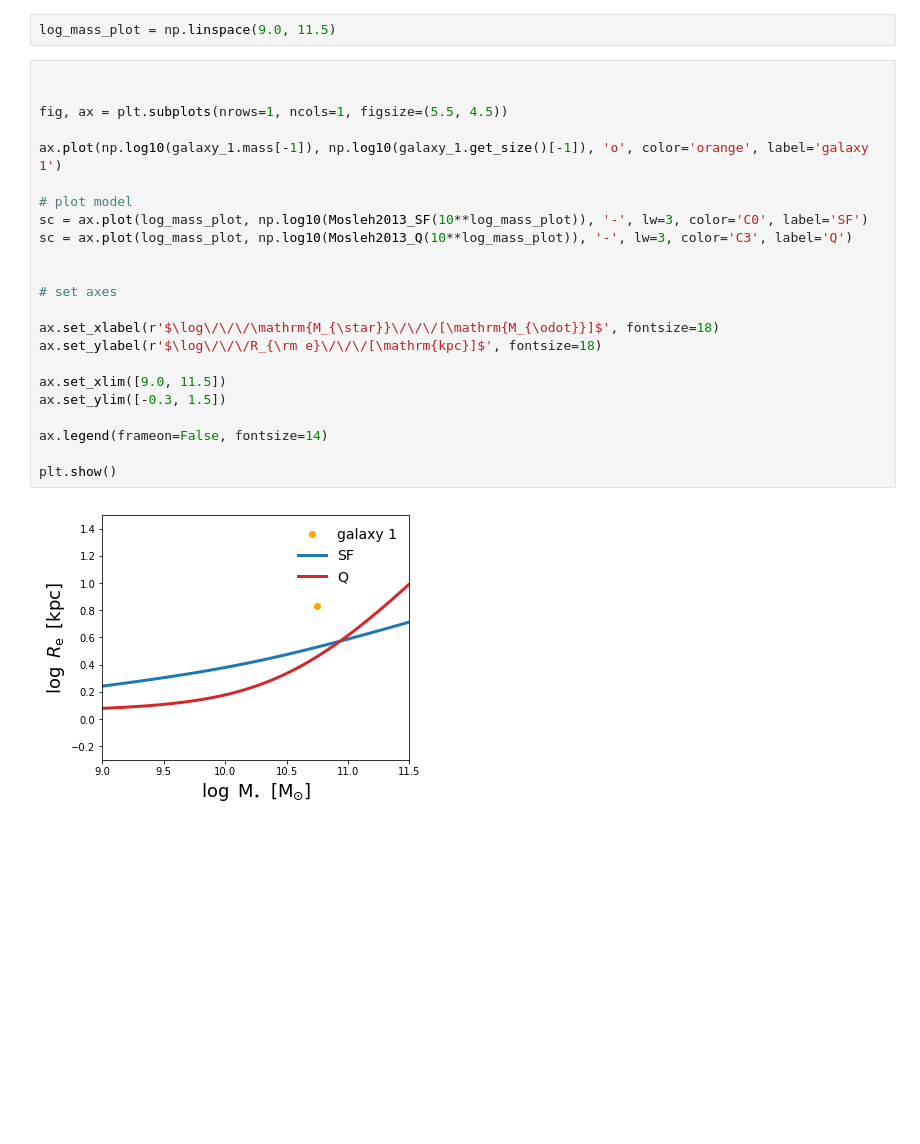
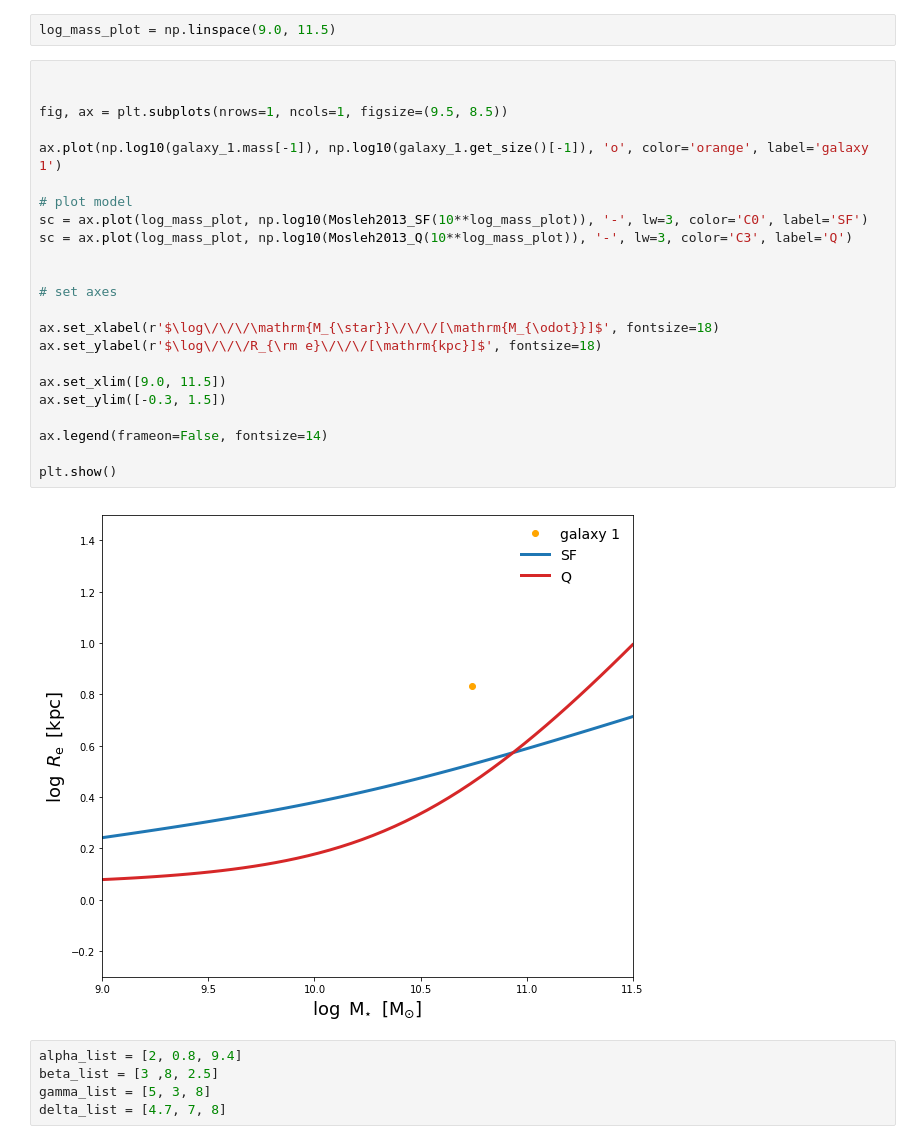
Before and after one commit to stacchella/morph_project, a Jupyter notebook: Foster/first_test.ipynb, the cells around one changed output. Cells and saved outputs as stored; diff of their text form; blank space fills up the shorter version.

```diff
--- a/Foster/first_test.ipynb
+++ b/Foster/first_test.ipynb
@@ -178,25 +178,30 @@ log_mass_plot = np.linspace(9.0, 11.5)
 # %%
 
 
-fig, ax = plt.subplots(nrows=1, ncols=1, figsize=(5.5, 4.5))
+fig, ax = plt.subplots(nrows=1, ncols=1, figsize=(9.5, 8.5))
 
 ax.plot(np.log10(galaxy_1.mass[-1]), np.log10(galaxy_1.get_size()[-1]), 'o', color='orange', label='galaxy 1')
 
 # plot model
 sc = ax.plot(log_mass_plot, np.log10(Mosleh2013_SF(10**log_mass_plot)), '-', lw=3, color='C0', label='SF')
 sc = ax.plot(log_mass_plot, np.log10(Mosleh2013_Q(10**log_mass_plot)), '-', lw=3, color='C3', label='Q')
 
 
 # set axes
 
 ax.set_xlabel(r'$\log\/\/\/\mathrm{M_{\star}}\/\/\/[\mathrm{M_{\odot}}]$', fontsize=18)
 ax.set_ylabel(r'$\log\/\/\/R_{\rm e}\/\/\/[\mathrm{kpc}]$', fontsize=18)
 
 ax.set_xlim([9.0, 11.5])
 ax.set_ylim([-0.3, 1.5])
 
 ax.legend(frameon=False, fontsize=14)
 
 plt.show()
 # %% [output]
-[figure, old version]
+[figure, new version]
+# %%
+alpha_list = [2, 0.8, 9.4]
+beta_list = [3 ,8, 2.5]
+gamma_list = [5, 3, 8]
+delta_list = [4.7, 7, 8]
```
Also changed, not shown: parts of 6 cells of this notebook, 1 other file.
